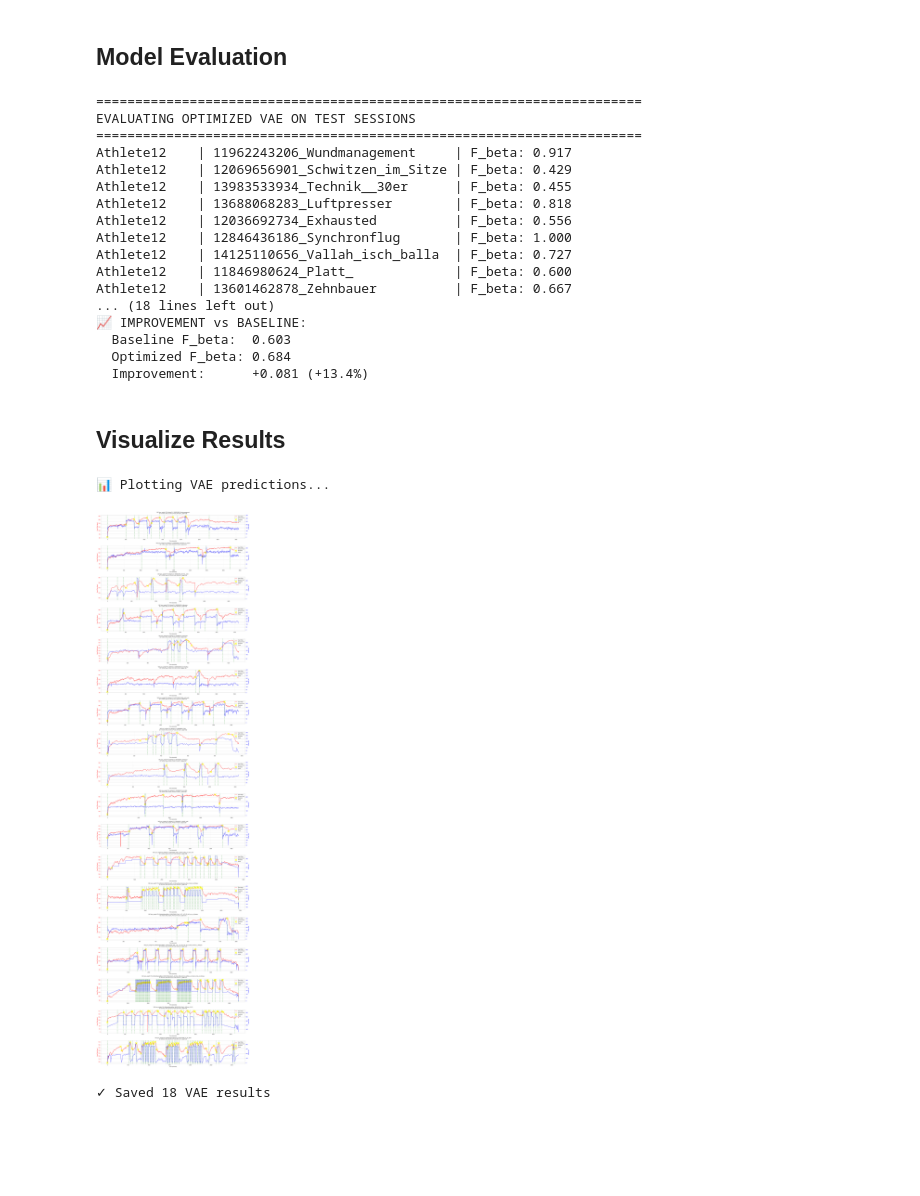
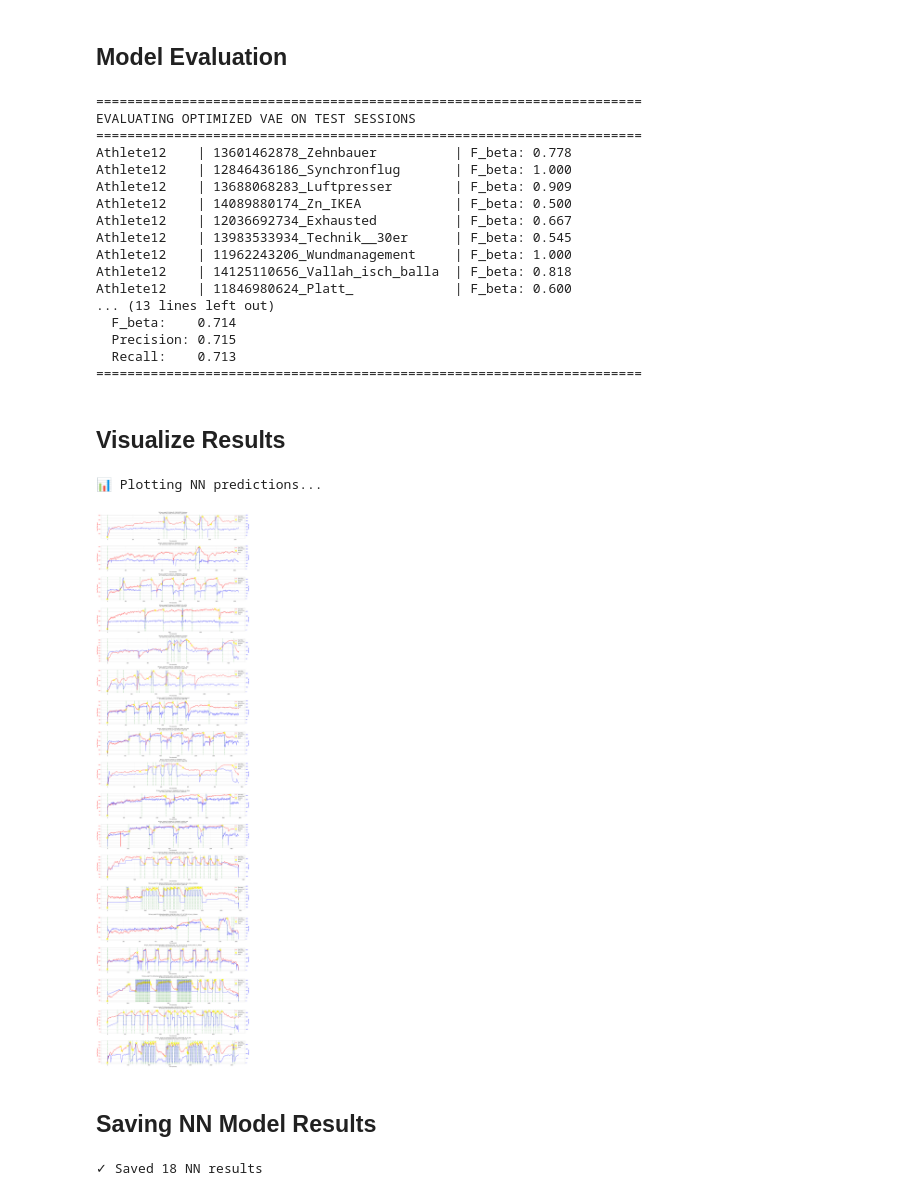
Before and after one commit to kata-boehm/airow-model-implementations, a Jupyter notebook: Per session number of intervals features_VAE_V4_Optimized_OG.ipynb, the cells around one changed output. Saved outputs shown, nothing was run; the diff lists cells and outputs as text; code cells hidden in the pictures; blank space fills up the shorter version.

```diff
--- a/Per session number of intervals features_VAE_V4_Optimized_OG.ipynb
+++ b/Per session number of intervals features_VAE_V4_Optimized_OG.ipynb
@@ -76,7 +76,7 @@ Define hyperparameters optimized through Optuna (50 trials, maximizing F_β scor
 
 @dataclass
 class Config:
-    """Configuration for the VAE segmentation pipeline."""
+    """Configuration for the segmentation pipeline."""
     random_seed: int = 123
 
     # Feature engineering windows (in seconds)
@@ -1003,7 +962,7 @@ print("\n" + "="*70)
 print("EVALUATING OPTIMIZED VAE ON TEST SESSIONS")
 print("="*70)
 
-optimized_results = []  # Changed from vae_results to optimized_results
+optimized_results = []
 
 for session_info in test_sessions_data:
     X = session_info['X']
@@ -1011,7 +970,7 @@ for session_info in test_sessions_data:
     n_intervals = session_info['n_intervals']
 
     # Predict (training=False turns off dropout)
-    y_pred_proba, _, _ = vae_model(X, training=False)
+    y_pred_proba, _, _ = nn_model(X, training=False)
     y_pred_proba = y_pred_proba.numpy().flatten()
 
     if np.isnan(y_pred_proba).any():
@@ -1041,64 +1000,61 @@ for session_info in test_sessions_data:
     print(f"{metrics['athlete']:12s} | {metrics['session'][:30]:30s} | F_beta: {metrics['f_beta']:.3f}")
 
 # Summary statistics
-vae_f_beta = np.mean([r['f_beta'] for r in optimized_results])
-vae_precision = np.mean([r['precision'] for r in optimized_results])
-vae_recall = np.mean([r['recall'] for r in optimized_results])
+nn_f_beta = np.mean([r['f_beta'] for r in optimized_results])
+nn_precision = np.mean([r['precision'] for r in optimized_results])
+nn_recall = np.mean([r['recall'] for r in optimized_results])
 
 print("\n" + "="*70)
 print("FINAL RESULTS")
 print("="*70)
-print(f"  F_beta:    {vae_f_beta:.3f}")
-print(f"  Precision: {vae_precision:.3f}")
-print(f"  Recall:    {vae_recall:.3f}")
+print(f"  F_beta:    {nn_f_beta:.3f}")
+print(f"  Precision: {nn_precision:.3f}")
+print(f"  Recall:    {nn_recall:.3f}")
 print("="*70)
-
-print(f"\n📈 IMPROVEMENT vs BASELINE:")
-print(f"  Baseline F_beta:  0.603")
-print(f"  Optimized F_beta: {vae_f_beta:.3f}")
-print(f"  Improvement:      +{vae_f_beta - 0.603:.3f} ({(vae_f_beta - 0.603)/0.603*100:+.1f}%)")
 # %% [output]
 ======================================================================
 EVALUATING OPTIMIZED VAE ON TEST SESSIONS
 ======================================================================
-Athlete12    | 11962243206_Wundmanagement     | F_beta: 0.917
-Athlete12    | 12069656901_Schwitzen_im_Sitze | F_beta: 0.429
-Athlete12    | 13983533934_Technik__30er      | F_beta: 0.455
-Athlete12    | 13688068283_Luftpresser        | F_beta: 0.818
-Athlete12    | 12036692734_Exhausted          | F_beta: 0.556
+Athlete12    | 13601462878_Zehnbauer          | F_beta: 0.778
 Athlete12    | 12846436186_Synchronflug       | F_beta: 1.000
-Athlete12    | 14125110656_Vallah_isch_balla  | F_beta: 0.727
+Athlete12    | 13688068283_Luftpresser        | F_beta: 0.909
+Athlete12    | 14089880174_Zn_IKEA            | F_beta: 0.500
+Athlete12    | 12036692734_Exhausted          | F_beta: 0.667
+Athlete12    | 13983533934_Technik__30er      | F_beta: 0.545
+Athlete12    | 11962243206_Wundmanagement     | F_beta: 1.000
+Athlete12    | 14125110656_Vallah_isch_balla  | F_beta: 0.818
 Athlete12    | 11846980624_Platt_             | F_beta: 0.600
-Athlete12    | 13601462878_Zehnbauer          | F_beta: 0.667
-... (18 lines left out)
-📈 IMPROVEMENT vs BASELINE:
-  Baseline F_beta:  0.603
-  Optimized F_beta: 0.684
-  Improvement:      +0.081 (+13.4%)
+... (13 lines left out)
+  F_beta:    0.714
+  Precision: 0.715
+  Recall:    0.713
+======================================================================
 # %% [markdown]
 ## Visualize Results
 # %%
 # ============================================================================
 # 12. VISUALIZE RESULTS
 # ============================================================================
 
-print("\n📊 Plotting VAE predictions...")
-plot_test_results(optimized_results, model_name="VAE (pos_weight=70)")
+print("\n📊 Plotting NN predictions...")
+plot_test_results(optimized_results, model_name="NN (pos_weight=60)")
 # %% [output]
-📊 Plotting VAE predictions...
+📊 Plotting NN predictions...
-[figure, old version]
+[figure, new version]
+# %% [markdown]
+## Saving NN Model Results
 # %%
-# Save VAE results
+# Save NN results
 import pickle
 
-vae_results = {
-    'model_name': 'VAE',
+nn_results = {
+    'model_name': 'NN',
     'results': optimized_results,  # Your list of dicts with f_beta, precision, recall per session
 }
 
-with open('results/vae_results.pkl', 'wb') as f:
-    pickle.dump(vae_results, f)
+with open('results/nn_results.pkl', 'wb') as f:
+    pickle.dump(nn_results, f)
 
-print(f"✓ Saved {len(optimized_results)} VAE results")
+print(f"✓ Saved {len(optimized_results)} NN results")
 # %% [output]
-✓ Saved 18 VAE results
+✓ Saved 18 NN results
```
Also changed, not shown: parts of 7 cells of this notebook.
